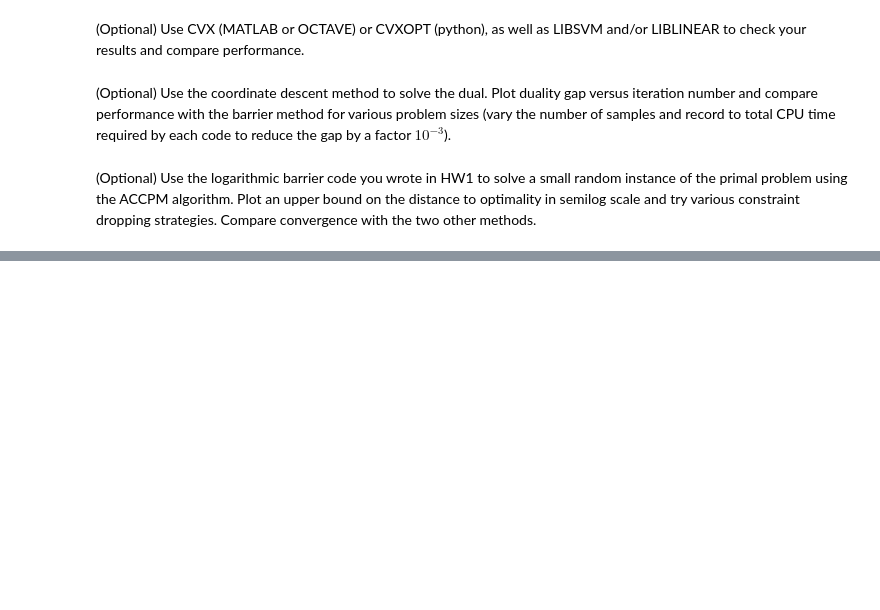
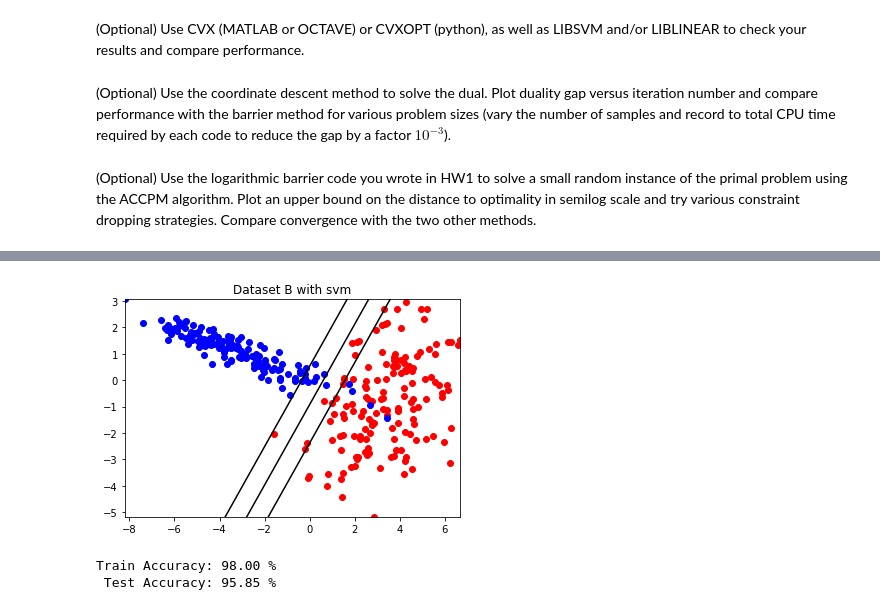
Before and after one commit to FlorentinGuth/SVM, a Jupyter notebook: SVM.ipynb, the cells around one changed output, grey strips where cells are left out. Cells and saved outputs as stored; diff of their text form; code cells hidden in the pictures; blank space fills up the shorter version.

```diff
--- a/SVM.ipynb
+++ b/SVM.ipynb
@@ -184,0 +478,6 @@ def data_points(n):
+# %%
+plot_results('B')
+# %% [output]
+[figure, added]
+Train Accuracy: 98.00 %
+ Test Accuracy: 95.85 %
```
Also changed, not shown: parts of 18 cells of this notebook, 7 other files.
